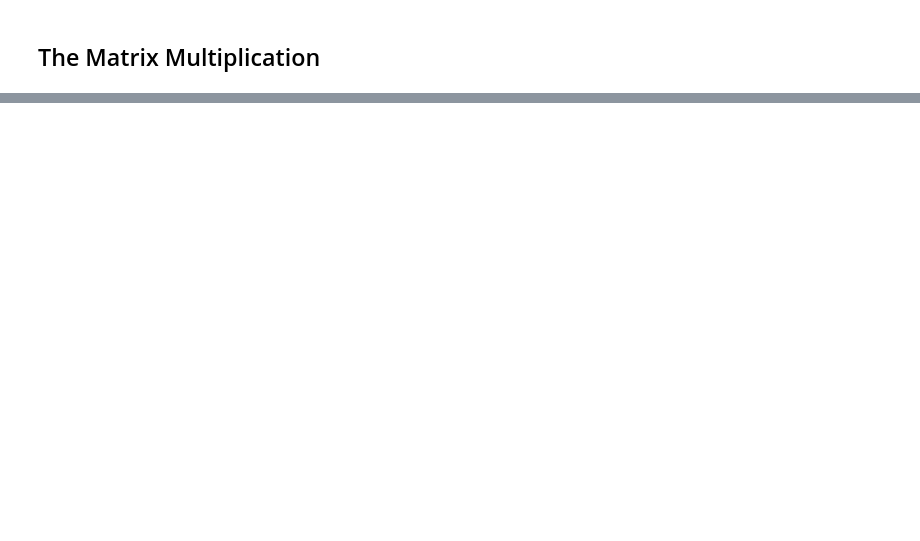
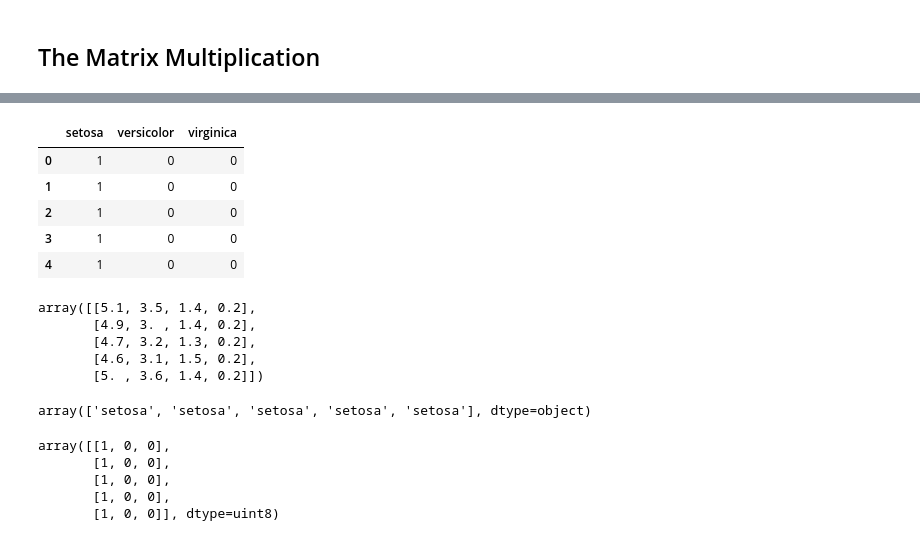
Before and after one commit to OrnlyP63/Medium, a Jupyter notebook: ann-matrix/Neural-Net-In-The-Matrix.ipynb, the cells around one changed output, grey strips where cells are left out. Cells and saved outputs as stored; diff of their text form; code cells hidden in the pictures; blank space fills up the shorter version.

```diff
--- a/ann-matrix/Neural-Net-In-The-Matrix.ipynb
+++ b/ann-matrix/Neural-Net-In-The-Matrix.ipynb
@@ -59,0 +100,9 @@ plt.ylim(-1, 1);
+# %%
+encoded_y.head()
+# %% [output]
+|  | setosa | versicolor | virginica |
+| 0 | 1 | 0 | 0 |
+| 1 | 1 | 0 | 0 |
+| 2 | 1 | 0 | 0 |
+| 3 | 1 | 0 | 0 |
+| 4 | 1 | 0 | 0 |
@@ -59,0 +111,20 @@ plt.ylim(-1, 1);
+# %%
+X[:5]
+# %% [output]
+array([[5.1, 3.5, 1.4, 0.2],
+       [4.9, 3. , 1.4, 0.2],
+       [4.7, 3.2, 1.3, 0.2],
+       [4.6, 3.1, 1.5, 0.2],
+       [5. , 3.6, 1.4, 0.2]])
+# %%
+y[:5]
+# %% [output]
+array(['setosa', 'setosa', 'setosa', 'setosa', 'setosa'], dtype=object)
+# %%
+encoded_y[:5]
+# %% [output]
+array([[1, 0, 0],
+       [1, 0, 0],
+       [1, 0, 0],
+       [1, 0, 0],
+       [1, 0, 0]], dtype=uint8)
```
Also changed, not shown: parts of 16 cells of this notebook, 5 other files.
